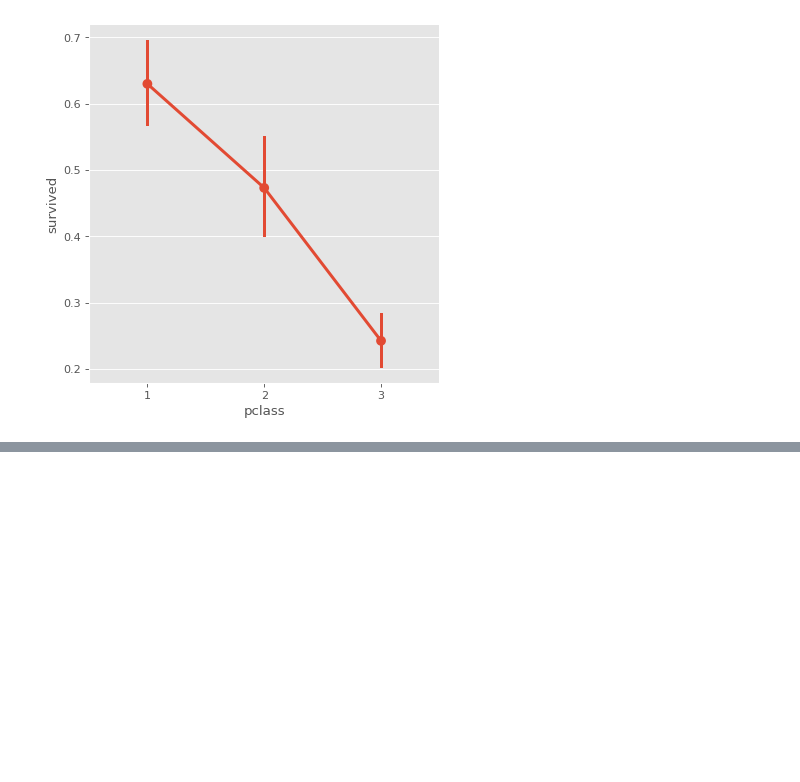
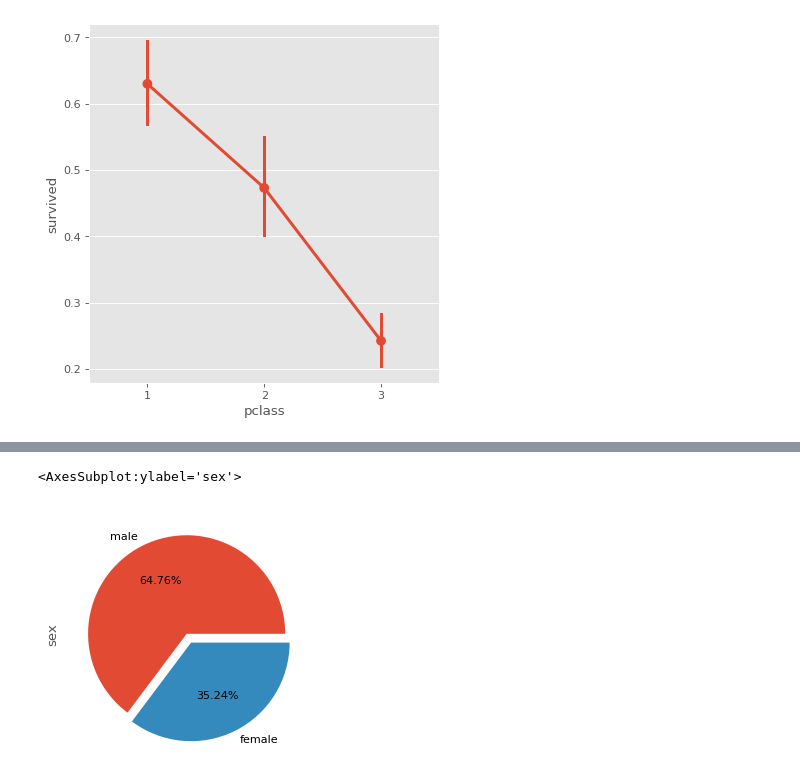
Before and after one commit to mainaliashish/data-science, a Jupyter notebook: EDA/titanic-dataset/eda-titanic.ipynb, the cells around one changed output, grey strips where cells are left out. Cells and saved outputs as stored; diff of their text form; code cells hidden in the pictures; blank space fills up the shorter version.

```diff
--- a/EDA/titanic-dataset/eda-titanic.ipynb
+++ b/EDA/titanic-dataset/eda-titanic.ipynb
@@ -284,0 +315,5 @@ sns.catplot(x='pclass', y='survived')
+# %%
+titanic['sex'].value_counts().plot.pie(autopct="%1.2f%%", explode=(0,0.1))
+# %% [output]
+<AxesSubplot:ylabel='sex'>
+[figure, added]
```
Also changed, not shown: parts of 18 cells of this notebook.
